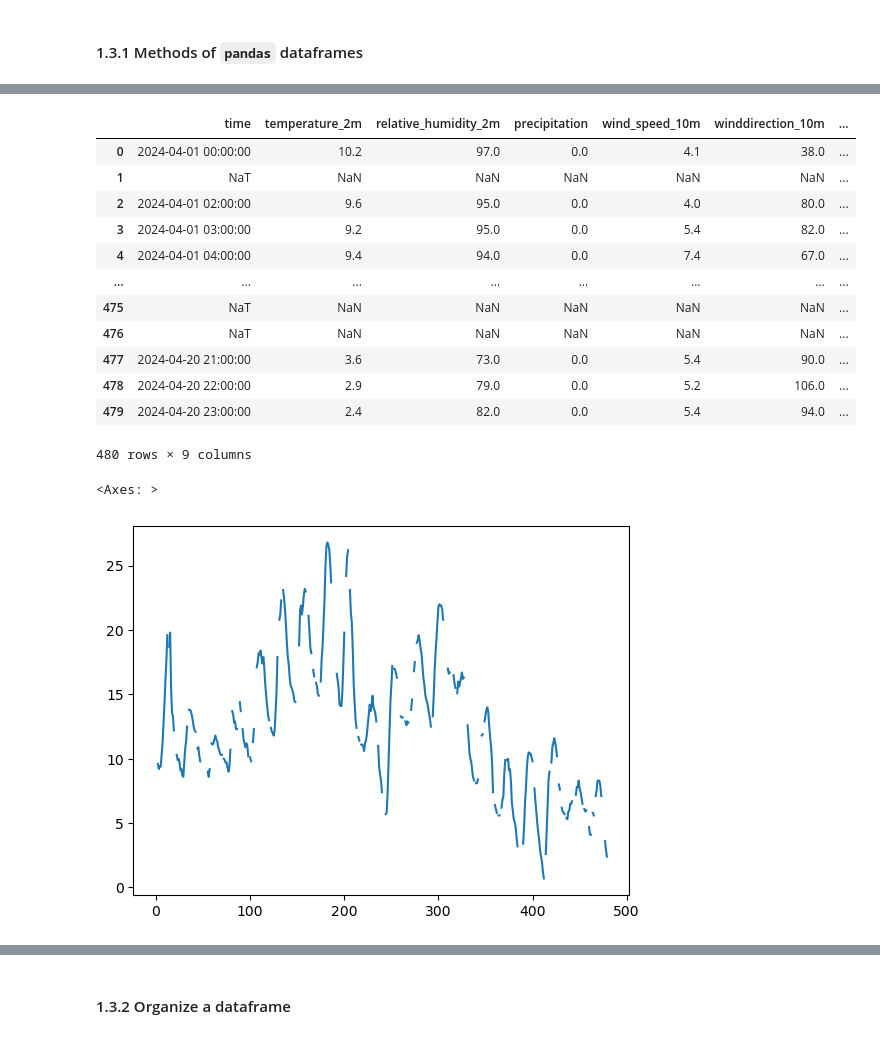
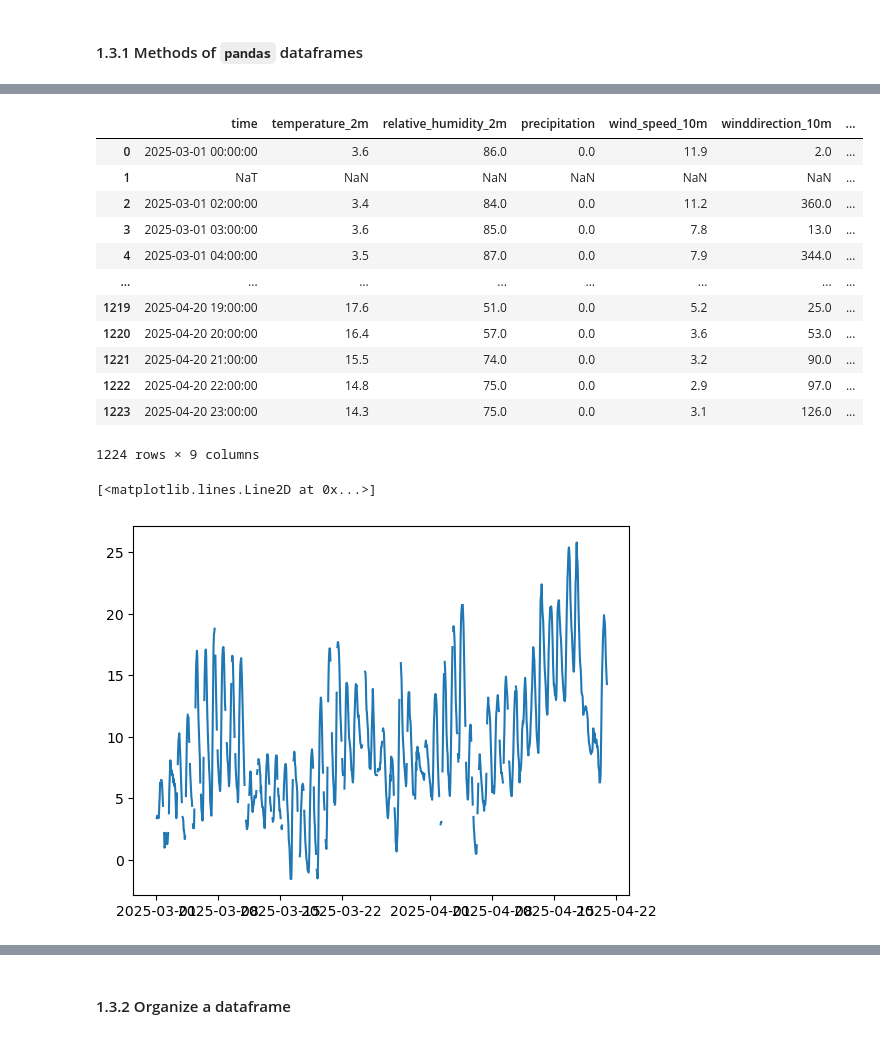
Before and after one commit to vigji/python-cimec-2025, a Jupyter notebook: practicals/Practicals_1.3.ipynb, the cells around one changed output, grey strips where cells are left out. Cells and saved outputs as stored; diff of their text form; code cells hidden in the pictures.

```diff
--- a/practicals/Practicals_1.3.ipynb
+++ b/practicals/Practicals_1.3.ipynb
@@ -319,7 +134,7 @@ def get_meteo_dataset():
     Note how easy it is to get data from the web with pandas! As long as we give the URL of the csv data, pandas can read it.
     """
     np.random.seed(42)
-    URL = "https://api.open-meteo.com/v1/forecast?latitude=52.52&longitude=13.41&current=temperature_2m,wind_speed_10m&hourly=temperature_2m,relative_humidity_2m,precipitation,wind_speed_10m,winddirection_10m&start_date=2024-04-01&end_date=2024-04-20&format=csv"
+    URL = "https://api.open-meteo.com/v1/forecast?latitude=52.52&longitude=13.41&current=temperature_2m,wind_speed_10m&hourly=temperature_2m,relative_humidity_2m,precipitation,wind_speed_10m,winddirection_10m&start_date=2025-03-01&end_date=2025-04-20&format=csv"
     df = pd.read_csv(URL, skiprows=6)  # read the csv file, skipping the first 3 rows (a header)
     df.columns = [col.split(" ")[0] for col in df.columns]  # simplify column names
     df["time"] = pd.to_datetime(df["time"])  # convert the time column to datetime
@@ -333,28 +148,27 @@ def get_meteo_dataset():
 
 meteo_df = get_meteo_dataset()
 # %%
-meteo_df
+meteo_df#[meteo_df["time"].isna()]#.loc[:1000, "temperature_2m"]
 # %% [output]
 |  | time | temperature_2m | relative_humidity_2m | precipitation | wind_speed_10m | winddirection_10m | ... |
-| 0 | 2024-04-01 00:00:00 | 10.2 | 97.0 | 0.0 | 4.1 | 38.0 | ... |
+| 0 | 2025-03-01 00:00:00 | 3.6 | 86.0 | 0.0 | 11.9 | 2.0 | ... |
 | 1 | NaT | NaN | NaN | NaN | NaN | NaN | ... |
-| 2 | 2024-04-01 02:00:00 | 9.6 | 95.0 | 0.0 | 4.0 | 80.0 | ... |
-| 3 | 2024-04-01 03:00:00 | 9.2 | 95.0 | 0.0 | 5.4 | 82.0 | ... |
-| 4 | 2024-04-01 04:00:00 | 9.4 | 94.0 | 0.0 | 7.4 | 67.0 | ... |
+| 2 | 2025-03-01 02:00:00 | 3.4 | 84.0 | 0.0 | 11.2 | 360.0 | ... |
+| 3 | 2025-03-01 03:00:00 | 3.6 | 85.0 | 0.0 | 7.8 | 13.0 | ... |
+| 4 | 2025-03-01 04:00:00 | 3.5 | 87.0 | 0.0 | 7.9 | 344.0 | ... |
 | ... | ... | ... | ... | ... | ... | ... | ... |
-| 475 | NaT | NaN | NaN | NaN | NaN | NaN | ... |
-| 476 | NaT | NaN | NaN | NaN | NaN | NaN | ... |
-| 477 | 2024-04-20 21:00:00 | 3.6 | 73.0 | 0.0 | 5.4 | 90.0 | ... |
-| 478 | 2024-04-20 22:00:00 | 2.9 | 79.0 | 0.0 | 5.2 | 106.0 | ... |
-| 479 | 2024-04-20 23:00:00 | 2.4 | 82.0 | 0.0 | 5.4 | 94.0 | ... |
+| 1219 | 2025-04-20 19:00:00 | 17.6 | 51.0 | 0.0 | 5.2 | 25.0 | ... |
+| 1220 | 2025-04-20 20:00:00 | 16.4 | 57.0 | 0.0 | 3.6 | 53.0 | ... |
+| 1221 | 2025-04-20 21:00:00 | 15.5 | 74.0 | 0.0 | 3.2 | 90.0 | ... |
+| 1222 | 2025-04-20 22:00:00 | 14.8 | 75.0 | 0.0 | 2.9 | 97.0 | ... |
+| 1223 | 2025-04-20 23:00:00 | 14.3 | 75.0 | 0.0 | 3.1 | 126.0 | ... |
-480 rows × 9 columns
+1224 rows × 9 columns
 # %%
 # Plot the temperature and relative humidity for the first 1000 time points.
 # Find points where there's missing data (interrupted line).
-
-meteo_df.loc[:1000, "temperature_2m"].plot()
+plt.plot(meteo_df["time"], meteo_df["temperature_2m"])
 # %% [output]
-<Axes: >
+[<matplotlib.lines.Line2D at 0x...>]
-[figure, old version]
+[figure, new version]
 # %%
 # Create a new interpolated temperature column by interpolating the temperature column of the dataframe:
```
Also changed, not shown: parts of 21 cells of this notebook.
